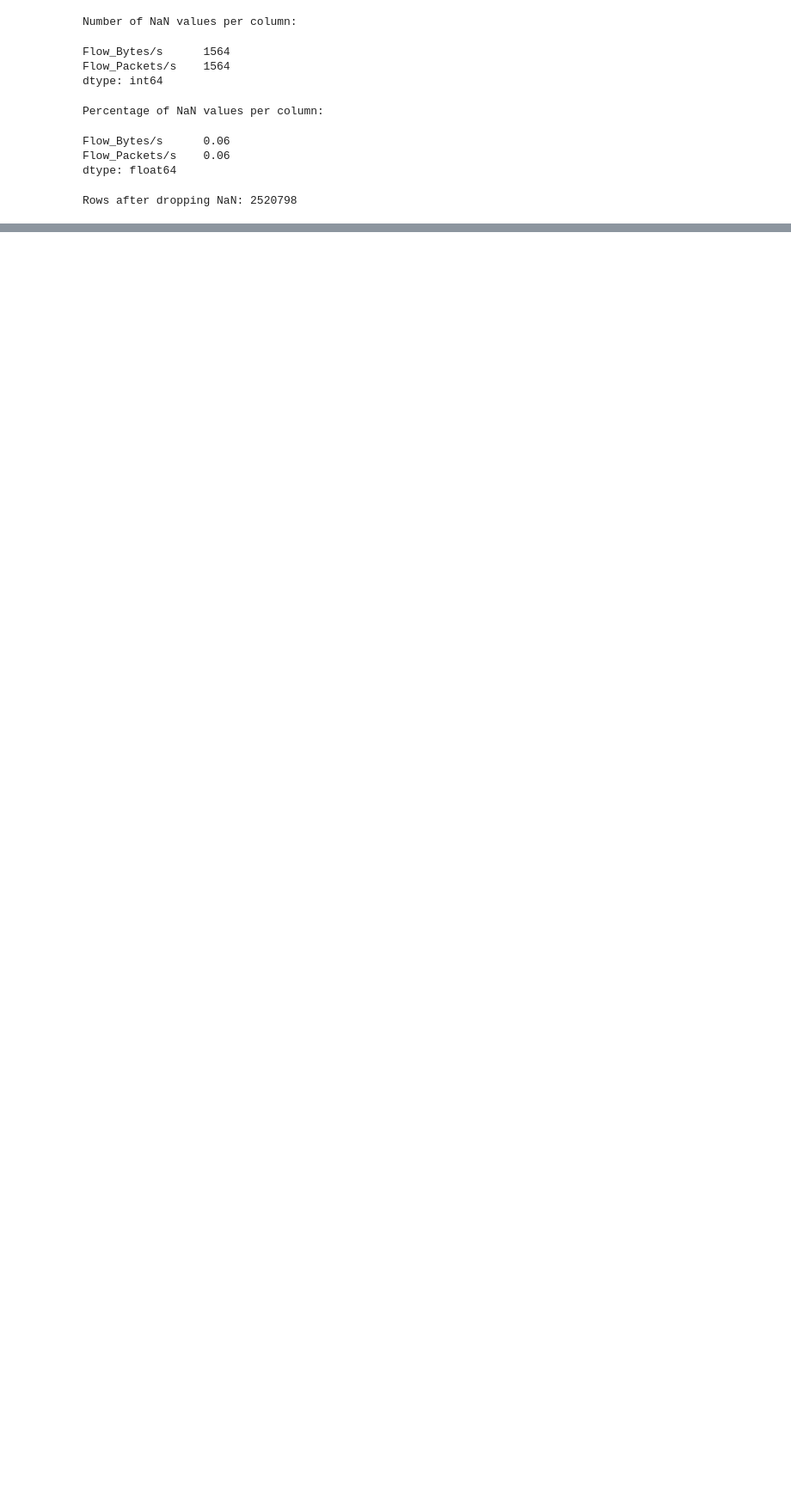
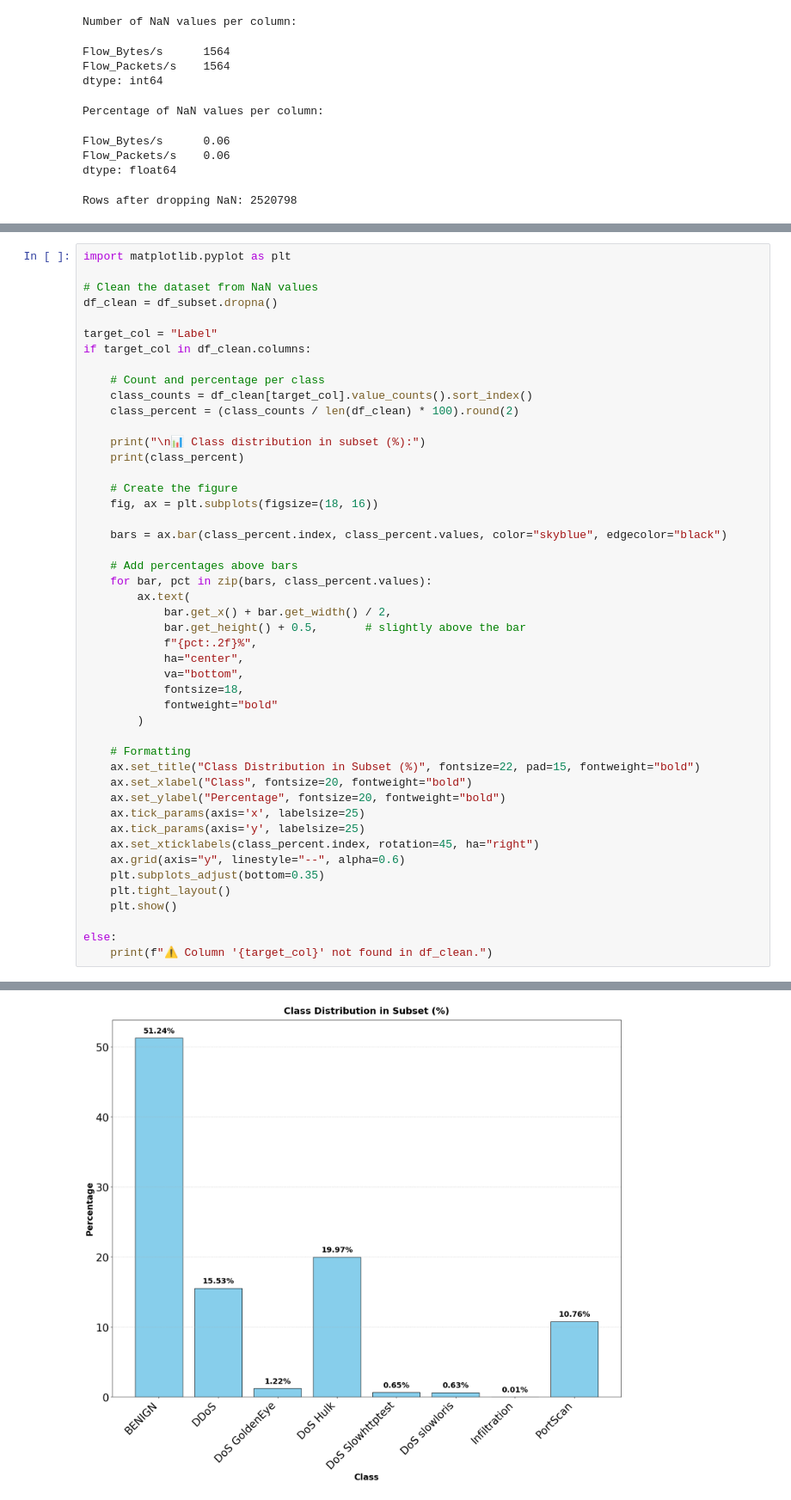
Before and after one commit to Brainyranger/Madre, a Jupyter notebook: Project/Project_v3.ipynb, the cells around one changed output, grey strips where cells are left out. Shown: that part at 86% size. Saved outputs shown, nothing was run; the diff lists cells and outputs as text; blank space fills up the shorter version.

```diff
--- a/Project/Project_v3.ipynb
+++ b/Project/Project_v3.ipynb
@@ -411 +415,49 @@ Preview of the saved subset:
 5 rows × 81 columns
+# %%
+import matplotlib.pyplot as plt
+
+# Clean the dataset from NaN values
+df_clean = df_subset.dropna()
+
+target_col = "Label"
+if target_col in df_clean.columns:
+
+    # Count and percentage per class
+    class_counts = df_clean[target_col].value_counts().sort_index()
+    class_percent = (class_counts / len(df_clean) * 100).round(2)
+
+    print("\n📊 Class distribution in subset (%):")
+    print(class_percent)
+
+    # Create the figure
+    fig, ax = plt.subplots(figsize=(18, 16))
+
+    bars = ax.bar(class_percent.index, class_percent.values, color="skyblue", edgecolor="black")
+
+    # Add percentages above bars
+    for bar, pct in zip(bars, class_percent.values):
+        ax.text(
+            bar.get_x() + bar.get_width() / 2,
+            bar.get_height() + 0.5,       # slightly above the bar
+            f"{pct:.2f}%",
+            ha="center",
+            va="bottom",
+            fontsize=18,
+            fontweight="bold"
+        )
+
+    # Formatting
+    ax.set_title("Class Distribution in Subset (%)", fontsize=22, pad=15, fontweight="bold")
+    ax.set_xlabel("Class", fontsize=20, fontweight="bold")
+    ax.set_ylabel("Percentage", fontsize=20, fontweight="bold")
+    ax.tick_params(axis='x', labelsize=25)
+    ax.tick_params(axis='y', labelsize=25)
+    ax.set_xticklabels(class_percent.index, rotation=45, ha="right")
+    ax.grid(axis="y", linestyle="--", alpha=0.6)
+    plt.subplots_adjust(bottom=0.35)
+    plt.tight_layout()
+    plt.show()
+
+else:
+    print(f"⚠️ Column '{target_col}' not found in df_clean.")
+# %% [output]
@@ -411,0 +475 @@ Preview of the saved subset:
+[figure, added]
```
Also changed, not shown: parts of 11 cells of this notebook.
